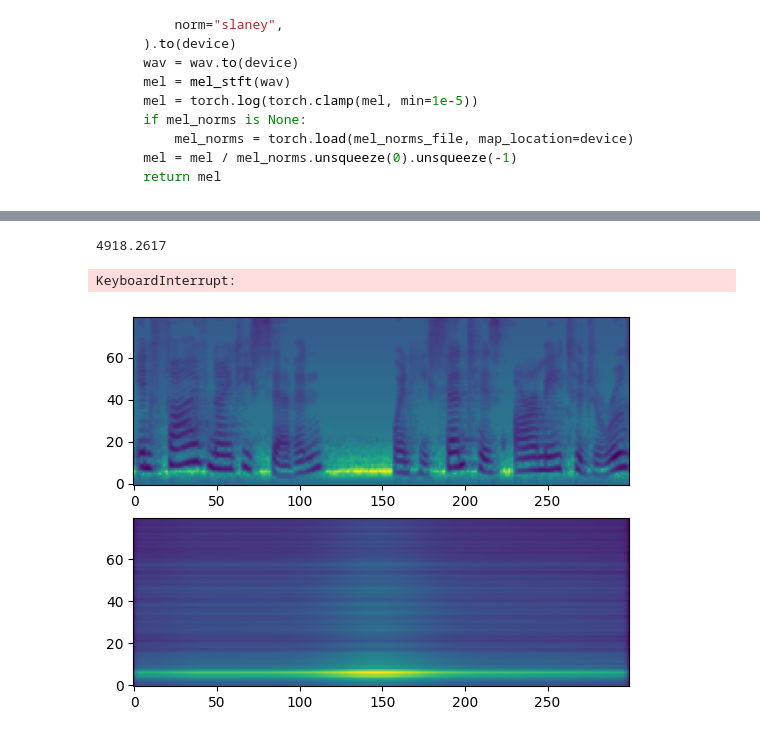
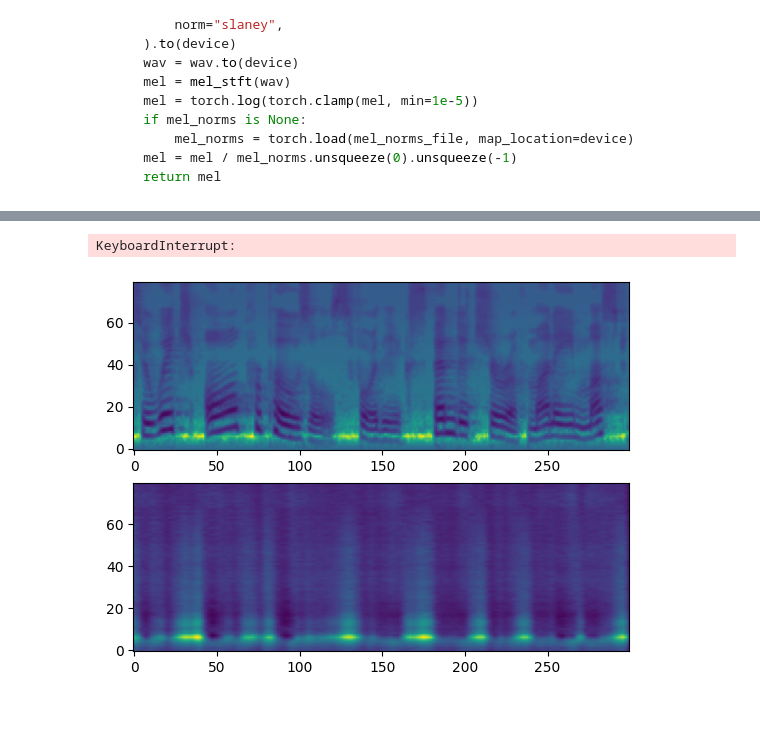
Before and after one commit to TugdualKerjan/Audio-VQVAE-for-JAX, a Jupyter notebook: VQVAE.ipynb, the cells around one changed output, grey strips where cells are left out. Drawn from its saved outputs; the diff is of its cells as text; code cells hidden in the pictures.

```diff
--- a/VQVAE.ipynb
+++ b/VQVAE.ipynb
@@ -382,7 +381,7 @@ class Quantizer(eqx.Module):
 
         updates = (new_cluster_size, new_codebook_avg, new_codebook)
 
-        return updates
+        return updates, codebook_indices
 
     def inference(self, x):
         # x has N vectors of the codebook dimension. We calculate the nearest neighbors and output those instead
@@ -441,9 +440,16 @@ import optax
 from tensorboardX import SummaryWriter
 
 
-def update_codebook_ema(model: VQVAE, updates: tuple):
+def update_codebook_ema(model: VQVAE, updates: tuple, codebook_indices, key=None):
     avg_updates = jax.tree.map(lambda x: jax.numpy.mean(x, axis=0), updates)
     # print(avg_updates)
+    h = jnp.histogram(codebook_indices, bins=model.quantizer.K, range=(0, model.quantizer.K))[0] / len(codebook_indices)
+    part_that_should_be = 1/model.quantizer.K
+    mask = (h > 2 * part_that_should_be) | (h < 0.5 * part_that_should_be)
+
+    rand_embed = jax.random.normal(key, (model.quantizer.K, model.quantizer.D)) * mask[:, None]
+    avg_updates = (avg_updates[0], avg_updates[1], jnp.where(mask[:, None], rand_embed, avg_updates[2]))
+
     where = lambda q: (q.quantizer.cluster_size, q.quantizer.codebook_avg, q.quantizer.codebook)
     # Apply updates using tree_at
     model = eqx.tree_at(where, model, avg_updates)
@@ -459,7 +465,7 @@ def calculate_losses(model, x):
 
     commit_loss = jnp.mean(jnp.linalg.norm(z_e - jax.lax.stop_gradient(z_q), ord=2, axis=(1,2)))
 
-    codebook = jnp.mean(codebook_updates[2], axis=0)
+    codebook = jnp.mean(codebook_updates[0][2], axis=0)
     # print(codebook.shape)
     # print(codebook)
     # print(jnp.mean(codebook, axis=-1).shape)
@@ -468,16 +474,16 @@ def calculate_losses(model, x):
 
     KL_loss = 0.5 * jnp.sum(jnp.mean(codebook, axis=-1)**2 + jnp.var(codebook, axis=-1) - jnp.log(jnp.clip(jnp.std(codebook, axis=-1), min=1e-6)) - 1)
 
-    total_loss = reconstruct_loss + commit_loss + KL_loss
+    total_loss = reconstruct_loss + commit_loss
 
     return total_loss, (reconstruct_loss, commit_loss, KL_loss, codebook_updates, y)
 
 @eqx.filter_jit
-def make_step(model, optimizer, opt_state, x):
+def make_step(model, optimizer, opt_state, x, key):
     (total_loss, (reconstruct_loss, commit_loss, KL_loss, codebook_updates, y)), grads = calculate_losses(model, x)
     updates, opt_state = optimizer.update(grads, opt_state, model)
     model = eqx.apply_updates(model, updates)
-    model = update_codebook_ema(model, codebook_updates)
+    model = update_codebook_ema(model, codebook_updates[0], codebook_updates[1], key)
 
     return model, opt_state, total_loss, reconstruct_loss, commit_loss, KL_loss,codebook_updates, y
 
@@ -502,6 +508,7 @@ for i in range(0, 100):
     writer.add_scalar('Loss/KL loss', KL_loss, i)
     # writer.add_histogram('Codebook Updates/Cluster Size', jnp.mean(codebook_updates[0], axis=0), i)
     # writer.add_scalar('Codebook Updates/Codebook Avg', jnp.mean(codebook_updates[1], axis=0), i)
-    writer.add_histogram('Codebook Updates/Code means', jnp.mean(codebook_updates[2], axis=(0,2)), i)
-    writer.add_histogram('Codebook Updates/Code stds', jnp.std(codebook_updates[2], axis=(0,2)), i)
+    writer.add_histogram('Codebook Updates/Code ids used', jnp.sum(codebook_updates[1], axis=(0)), i)
+    writer.add_histogram('Codebook Updates/Code means', jnp.mean(codebook_updates[0][2], axis=(0,2)), i)
+    writer.add_histogram('Codebook Updates/Code stds', jnp.std(codebook_updates[0][2], axis=(0,2)), i)
 # %% [output]
@@ -667,54 +638,54 @@ key = jax.random.PRNGKey(69)
 
 key1, key2 = jax.random.split(key, 2)
 
-model = VQVAE(key=key)
+model = VQVAE(key=key1)
 
 optimizer = optax.adam(1e-4)
 opt_state = optimizer.init(model)
 
 writer = SummaryWriter(log_dir='./runs/' + datetime.datetime.now().strftime("%Y%m%d-%H%M%S"))
 
-epochs = 5
+epochs = 50
 batch_size = 32
-
 fig, (ax1, ax2) = plt.subplots(2)
 fig.show()
 
 for epoch in range(epochs):
-    key, grab = jax.random.split(key)
+    key, grab = jax.random.split(key, 2)
     perm = jax.random.permutation(grab, len(mel_file_paths))
+    eqx.tree_serialise_leaves(f"checkpoints/{epoch}.eqx", model)
+
     for i in range(0, len(mel_file_paths), batch_size):
+        key, grab = jax.random.split(key, 2)
         batch_ids = perm[i: i + batch_size]
         batch = get_batch(batch_ids)
 
-        model, opt_state, total_loss, reconstruct_loss, commit_loss, KL_Loss, codebook_updates, y = make_step(model, optimizer, opt_state, batch)
+        model, opt_state, total_loss, reconstruct_loss, commit_loss, KL_Loss, codebook_updates, y = make_step(model, optimizer, opt_state, batch, grab)
         # print(f"Total loss: {total_loss}")
 
         # Log codebook updates to TensorBoard
         writer.add_scalar('Loss/Total', total_loss, i)
         writer.add_scalar('Loss/Reconstruct', reconstruct_loss, i)
         writer.add_scalar('Loss/Commit', commit_loss, i)
         writer.add_scalar('Loss/KL Loss', KL_Loss, i)
         # writer.add_histogram('Codebook Updates/Cluster Size', jnp.mean(codebook_updates[0], axis=0), i)
         # writer.add_scalar('Codebook Updates/Codebook Avg', jnp.mean(codebook_updates[1], axis=0), i)
-        writer.add_histogram('Codebook Updates/Code means', jnp.mean(codebook_updates[2], axis=(0,2)), i)
-        writer.add_histogram('Codebook Updates/Code stds', jnp.std(codebook_updates[2], axis=(0,2)), i)
-        if (i // batch_size) % 50 == 0:
-            eqx.tree_serialise_leaves(f"checkpoints/{i}.eqx", model)
+        writer.add_histogram('Codebook Updates/Code ids used', jnp.reshape(codebook_updates[1], -1), i)
+        writer.add_histogram('Codebook Updates/Code means', jnp.mean(codebook_updates[0][2], axis=(0,2)), i)
+        writer.add_histogram('Codebook Updates/Code stds', jnp.std(codebook_updates[0][2], axis=(0,2)), i)
         if (i // batch_size) % 20 == 0:
             print(batch.shape)
             print(y.shape)
             ax1.clear()
             ax2.clear()
             ax1.imshow(batch[0], aspect='auto', origin='lower')
             ax2.imshow(y[0], aspect='auto', origin='lower')
             display(fig)
             clear_output(wait=True)
     # plt.imshow(y[0])
 # %% [output]
-4918.2617
+KeyboardInterrupt:
-KeyboardInterrupt:
-[figure, old version]
+[figure, new version]
 # %% [markdown]
 Unfortunately currently it seems like the codes aren't very well spread like a nice Gaussian: ![CleanShot 2024-11-06 at 11.27.20@2x.png](<attachment:CleanShot 2024-11-06 at 11.27.20@2x.png>)
 # %% [markdown]
```
Also changed, not shown: parts of 7 cells of this notebook.
